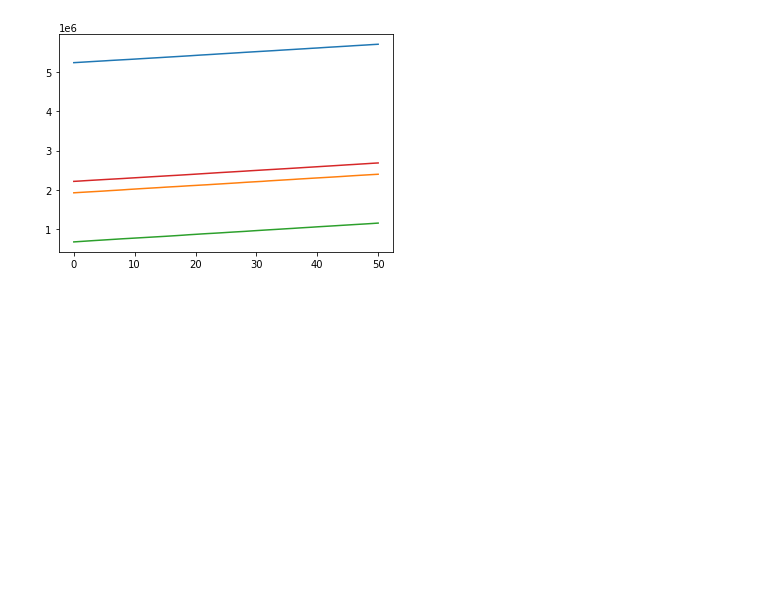
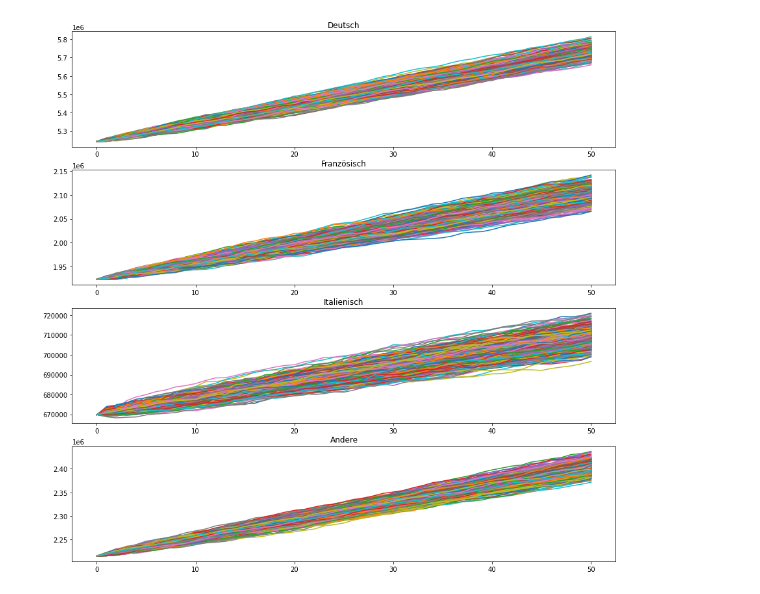
Before and after one commit to nicolarohner1337/omc-WER, a Jupyter notebook: Code/simulation.ipynb, the cells around one changed output. Cells and saved outputs as stored; diff of their text form; code cells hidden in the pictures; blank space fills up the shorter version.

Commit message:
update simulation

```diff
--- a/Code/simulation.ipynb
+++ b/Code/simulation.ipynb
@@ -55,25 +53,45 @@ print(distirbutionDict)
 # %%
 startValue = 7000000
 
 def simulation(distirbutionDict,startValue,years=50,n=10):
     runs = []
     for i in range(n):
         valuesYear = [startValue]
         for year in range(2022,2022+years):
-            temp = random.choice(distirbutionDict["birth"]) + random.choice(distirbutionDict["death"])
+            temp = random.choice(distirbutionDict["birth"]) - random.choice(distirbutionDict["death"])
             newValue = valuesYear[-1] + temp
             valuesYear.append(newValue)
         runs.append(valuesYear)
     return runs
-Deutsch = simulation(distirbutionDict["Deutsch"],5243758,years=50,n=1)
-Franz = simulation(distirbutionDict["Französisch"],1922946,years=50,n=1)
-Italien = simulation(distirbutionDict["Italienisch"],669870,years=50,n=1)
-Andere = simulation(distirbutionDict["Andere"],2214643,years=50,n=1)
+
+Deutsch = simulation(distirbutionDict["Deutsch"],5243758,years=50,n=1000)
+Französisch = simulation(distirbutionDict["Französisch"],1922946,years=50,n=1000)
+Italienisch = simulation(distirbutionDict["Italienisch"],669870,years=50,n=1000)
+Andere = simulation(distirbutionDict["Andere"],2214643,years=50,n=1000)
+
+fig, ax = plt.subplots(4, 1, figsize=(15,15))
+
 #plot Deutsch
 for i in range(len(Deutsch)):
-    plt.plot(Deutsch[i])
-    plt.plot(Franz[i])
-    plt.plot(Italien[i])
-    plt.plot(Andere[i])
+    ax[0].plot(Deutsch[i])
+
+ax[0].set_title("Deutsch")
+
+for i in range(len(Französisch)):
+    ax[1].plot(Französisch[i])
+
+ax[1].set_title("Französisch")
+
+for i in range(len(Italienisch)):
+    ax[2].plot(Italienisch[i])
+
+ax[2].set_title("Italienisch")
+
+for i in range(len(Andere)):
+    ax[3].plot(Andere[i])
+
+ax[3].set_title("Andere")
+
+plt.show()
 # %% [output]
-[figure, old version]
+[figure, new version]
```
Also changed, not shown: parts of 1 cell of this notebook, 1 other file.
